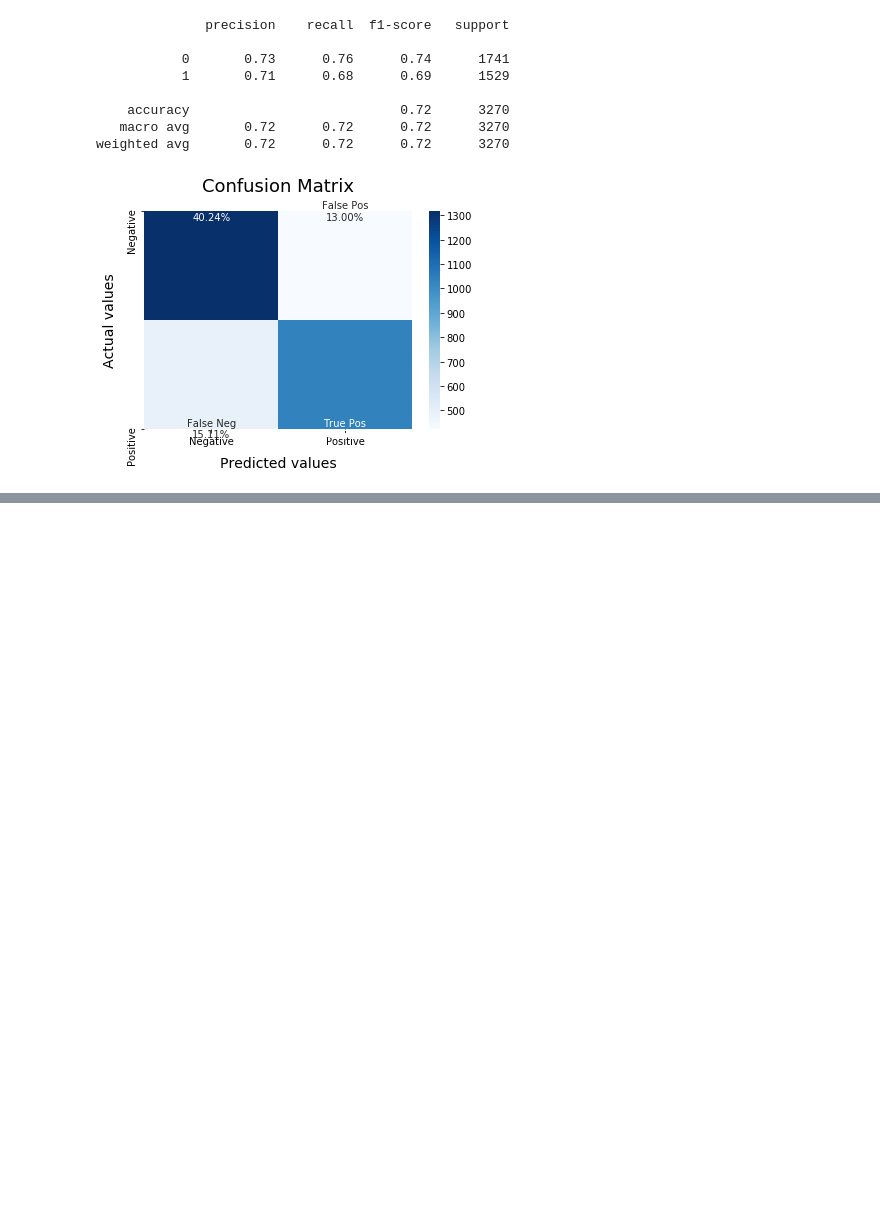
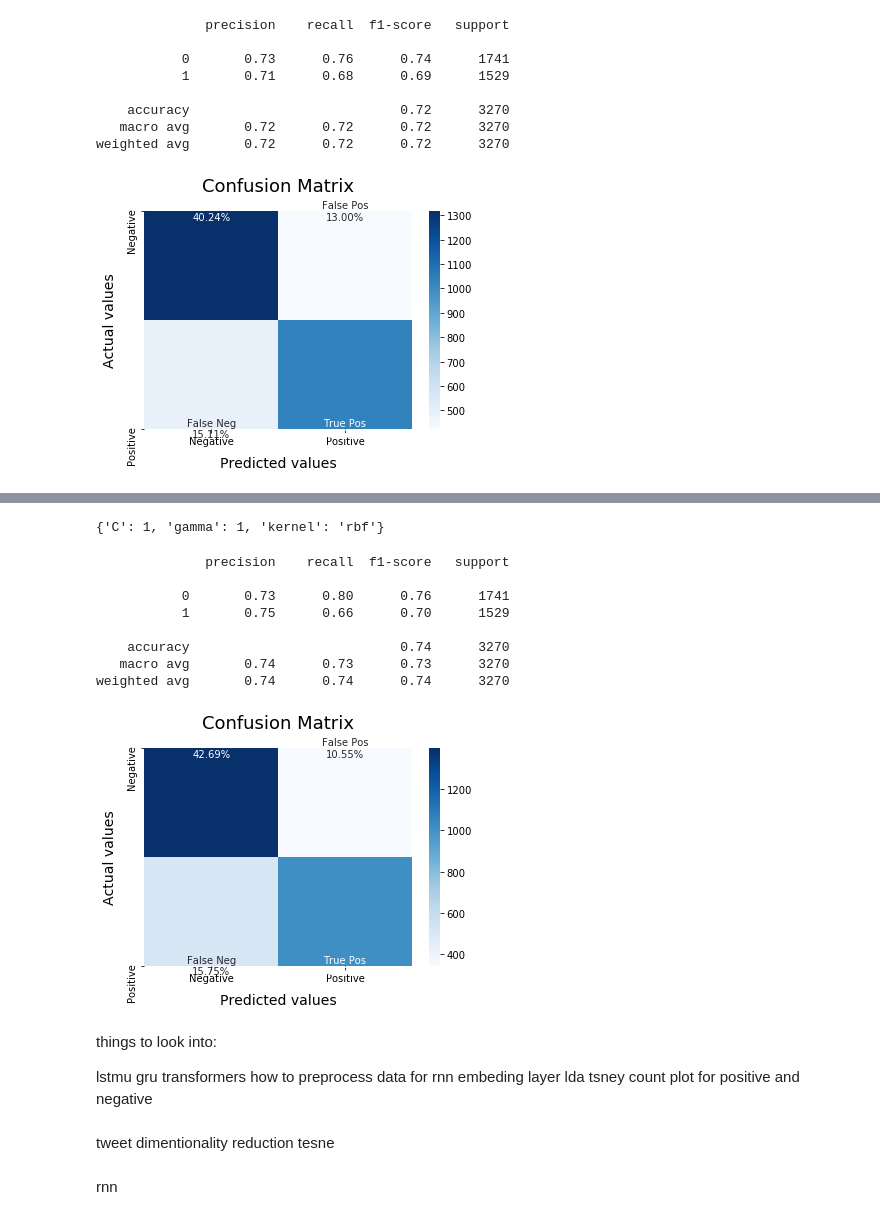
Before and after one commit to Kelvin-Arellano/Twitter_nlp_project, a Jupyter notebook: EDA.ipynb, the cells around one changed output, grey strips where cells are left out. Drawn from its saved outputs; the diff is of its cells as text; code cells hidden in the pictures; blank space fills up the shorter version.

```diff
--- a/EDA.ipynb
+++ b/EDA.ipynb
@@ -387,0 +391,5 @@ weighted avg       0.73      0.73      0.73      3270
+# %%
+from sklearn.svm import SVC
+
+svc = SVC(random_state=0)
+svc.fit(X_train, y_train)
@@ -387,0 +434,24 @@ weighted avg       0.73      0.73      0.73      3270
+# %%
+result_grid_SVC.best_params_
+# %% [output]
+{'C': 1, 'gamma': 1, 'kernel': 'rbf'}
+# %%
+
+SVC_tuned = SVC()
+SVC_tuned = SVC(gamma=1, C=1, kernel='rbf')
+SVC_tuned.fit(X_train, y_train)
+
+
+y_pred_SVC_tuned = svc.predict(X_test)
+# %%
+model_Evaluate(SVC_tuned)
+# %% [output]
+              precision    recall  f1-score   support
+
+           0       0.73      0.80      0.76      1741
+           1       0.75      0.66      0.70      1529
+
+    accuracy                           0.74      3270
+   macro avg       0.74      0.73      0.73      3270
+weighted avg       0.74      0.74      0.74      3270
+[figure, added]
@@ -387,0 +460,15 @@ weighted avg       0.73      0.73      0.73      3270
+# %% [markdown]
+things to look into:
+
+lstmu
+gru
+transformers
+how to preprocess data for rnn
+embeding layer
+lda
+tsney
+count plot for positive and negative
+# %% [markdown]
+tweet dimentionality reduction tesne
+# %% [markdown]
+rnn
```
Also changed, not shown: parts of 9 cells of this notebook.
